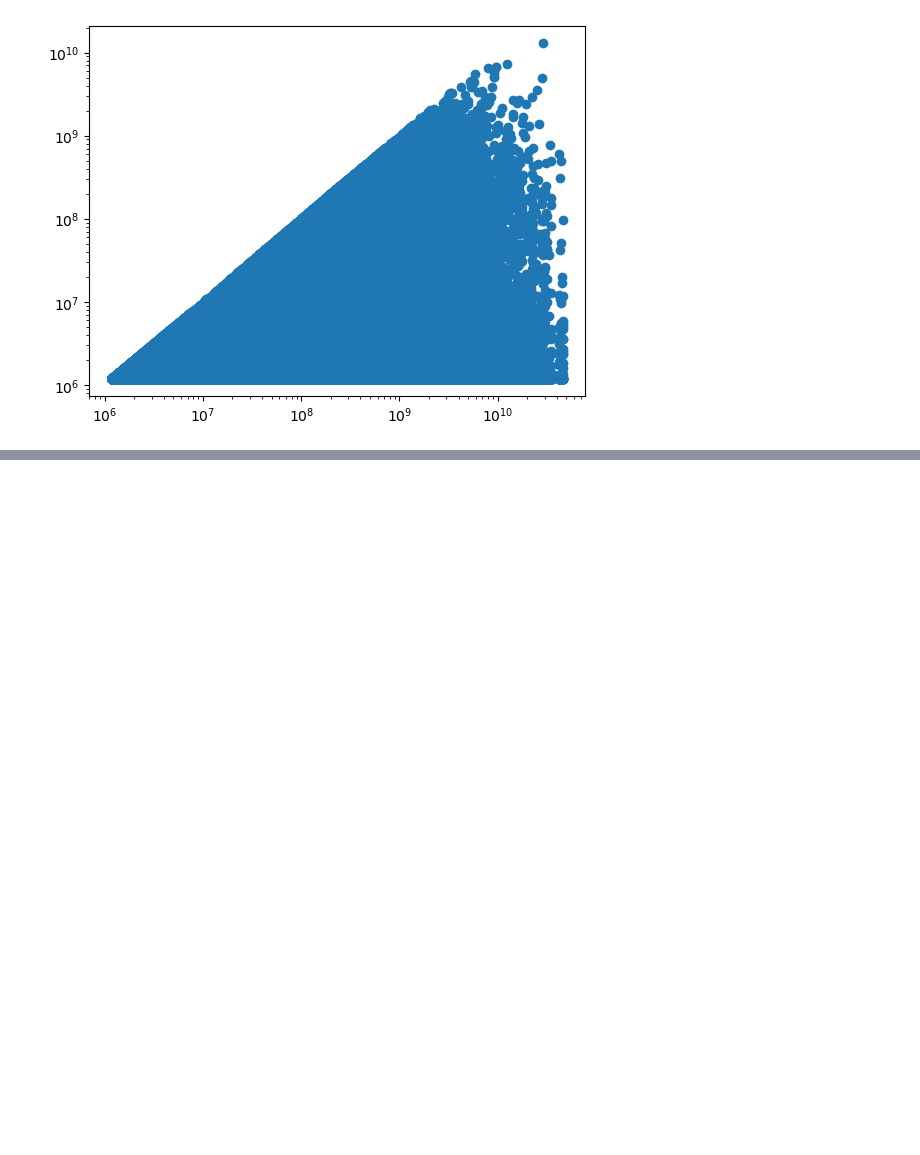
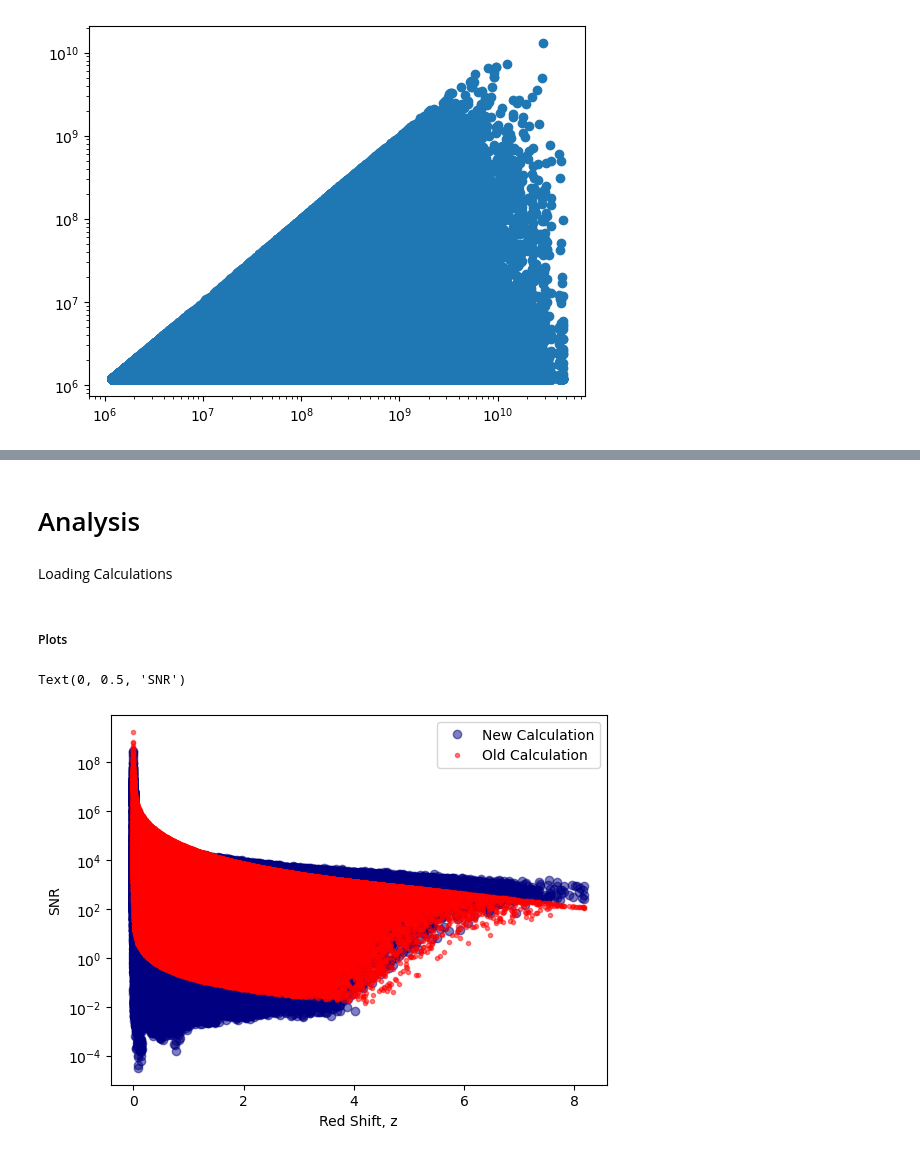
Before and after one commit to Thirtha17/SMBH-Merger-SNR-calculation-with-LISA, a Jupyter notebook: SMBH Merger Analysis for Cosmological Simulations TNG-300.ipynb, the cells around one changed output, grey strips where cells are left out. Saved outputs shown, nothing was run; the diff lists cells and outputs as text; code cells hidden in the pictures; blank space fills up the shorter version.

```diff
--- a/SMBH Merger Analysis for Cosmological Simulations TNG-300.ipynb
+++ b/SMBH Merger Analysis for Cosmological Simulations TNG-300.ipynb
@@ -366,3 +435,8 @@ SNR_calc(**p)
+# %% [markdown]
+# Analysis
+# %% [markdown]
+Loading Calculations
 # %%
-#np.save('snr_tng300.npy',snr_tng300)
-snr_tng300=np.array('snr_tng300.npy')
+
+snr_tng300=np.load('snr_tng300.npy')
+snr_tng300_old=np.load('snr_tng300_old.npy')
@@ -368,0 +446,12 @@ snr_tng300=np.array('snr_tng300.npy')
+# %% [markdown]
+##### Plots
+# %%
+plt.plot(z,snr_tng300,'o',alpha=.5,c='navy',label='New Calculation')
+plt.plot(z,snr_tng300_old,'.',alpha=.5,c='red',label='Old Calculation')
+plt.yscale('log')
+plt.legend()
+plt.xlabel('Red Shift, z')
+plt.ylabel('SNR')
+# %% [output]
+Text(0, 0.5, 'SNR')
+[figure, added]
```
Also changed, not shown: parts of 74 cells of this notebook, 13 other files.
